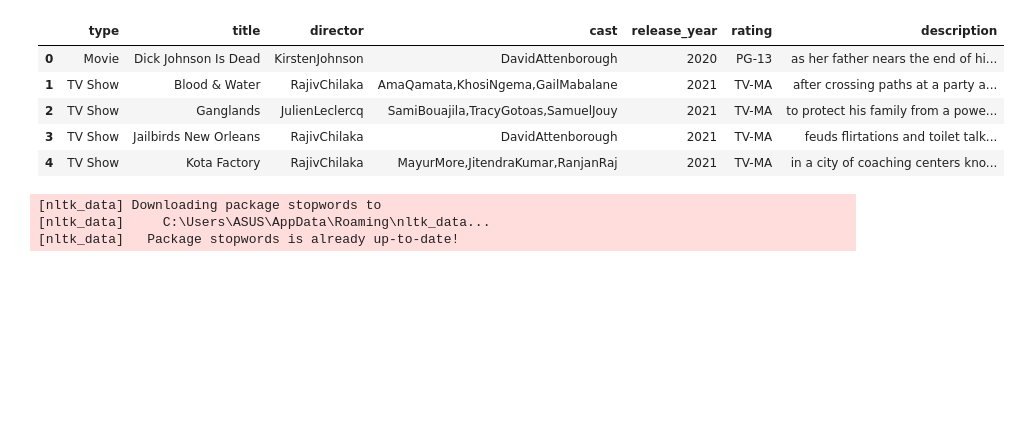
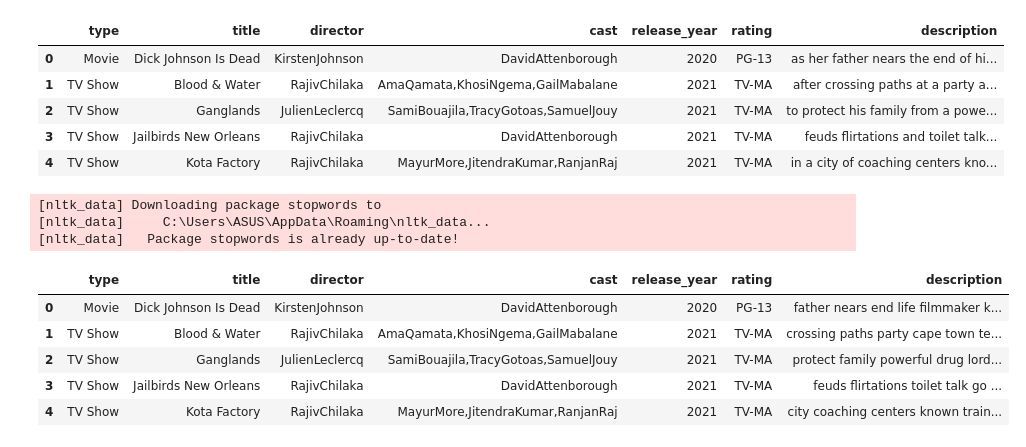
Before and after one commit to Creator-Turbo/NF_Recommendations_ml, a Jupyter notebook: notebook/ml.ipynb, the cells around one changed output. Saved outputs shown, nothing was run; the diff lists cells and outputs as text; code cells hidden in the pictures; blank space fills up the shorter version.

```diff
--- a/notebook/ml.ipynb
+++ b/notebook/ml.ipynb
@@ -259,4 +264,13 @@ nf_movies['description'] = nf_movies["description"].apply(remove_stopwords)
 [nltk_data] Downloading package stopwords to
 [nltk_data]     C:\Users\ASUS\AppData\Roaming\nltk_data...
 [nltk_data]   Package stopwords is already up-to-date!
+# %%
+nf_movies.head()
+# %% [output]
+|  | type | title | director | cast | release_year | rating | description |
+| 0 | Movie | Dick Johnson Is Dead | KirstenJohnson | DavidAttenborough | 2020 | PG-13 | father nears end life filmmaker k... |
+| 1 | TV Show | Blood & Water | RajivChilaka | AmaQamata,KhosiNgema,GailMabalane | 2021 | TV-MA | crossing paths party cape town te... |
+| 2 | TV Show | Ganglands | JulienLeclercq | SamiBouajila,TracyGotoas,SamuelJouy | 2021 | TV-MA | protect family powerful drug lord... |
+| 3 | TV Show | Jailbirds New Orleans | RajivChilaka | DavidAttenborough | 2021 | TV-MA | feuds flirtations toilet talk go ... |
+| 4 | TV Show | Kota Factory | RajivChilaka | MayurMore,JitendraKumar,RanjanRaj | 2021 | TV-MA | city coaching centers known train... |
 # %%
```
Also changed, not shown: parts of 26 cells of this notebook.
